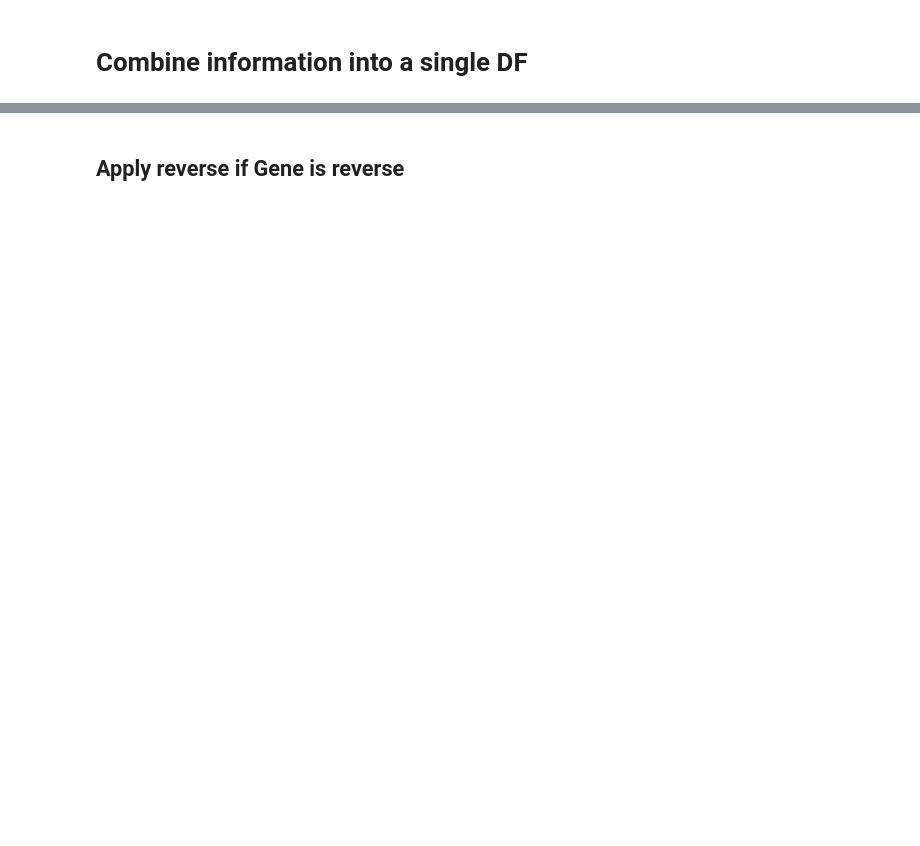
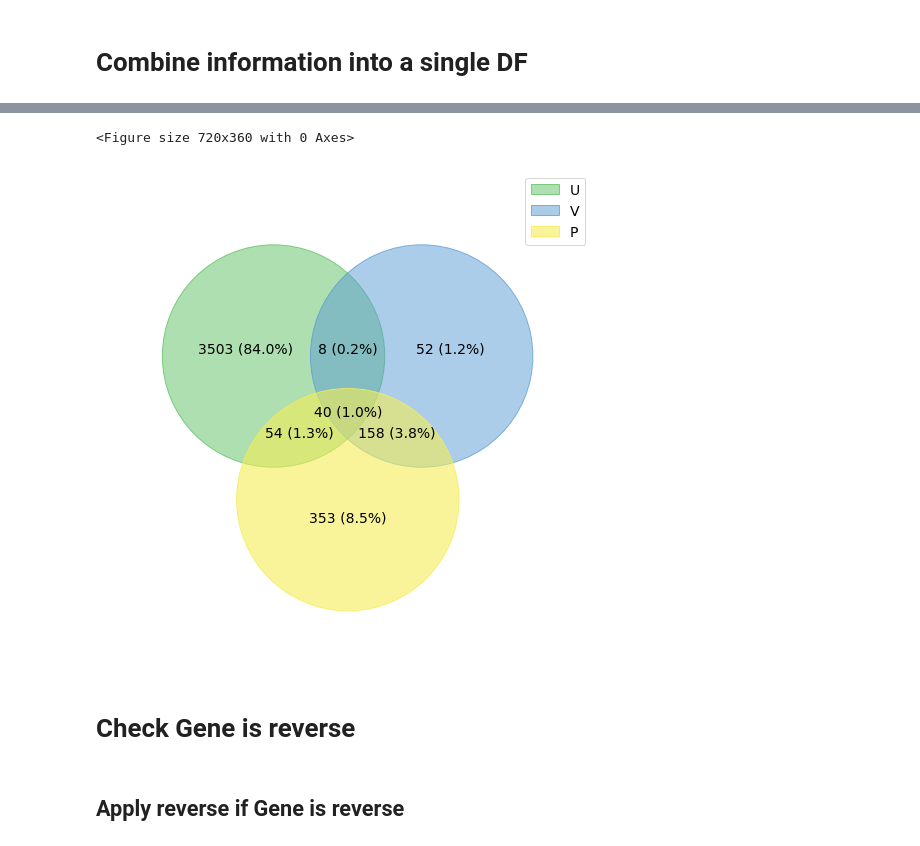
Before and after one commit to pedroscampoy/SNPTB, a Jupyter notebook: annotation/resistance/201907_res_to_dict.ipynb, the cells around one changed output, grey strips where cells are left out. Saved outputs shown, nothing was run; the diff lists cells and outputs as text; code cells hidden in the pictures; blank space fills up the shorter version.

```diff
--- a/annotation/resistance/201907_res_to_dict.ipynb
+++ b/annotation/resistance/201907_res_to_dict.ipynb
@@ -189,3 +508,15 @@ print(len(vcf.index.values))
+# %%
+plt.figure(figsize=(10,5))
+alpha = 0.2
+
+labels = venn.get_labels([U, V, P], fill=['number',  'percent'] ) #'logic',
+fig, ax = venn.venn3(labels, names=['U', 'V', 'P'])
+fig.show()
+# %% [output]
+<Figure size 720x360 with 0 Axes>
+[figure, added]
+# %% [markdown]
+# Check Gene is reverse
 # %% [markdown]
 ## Apply reverse if Gene is reverse
 # %%
```
Also changed, not shown: parts of 123 cells of this notebook, 21 other files.
